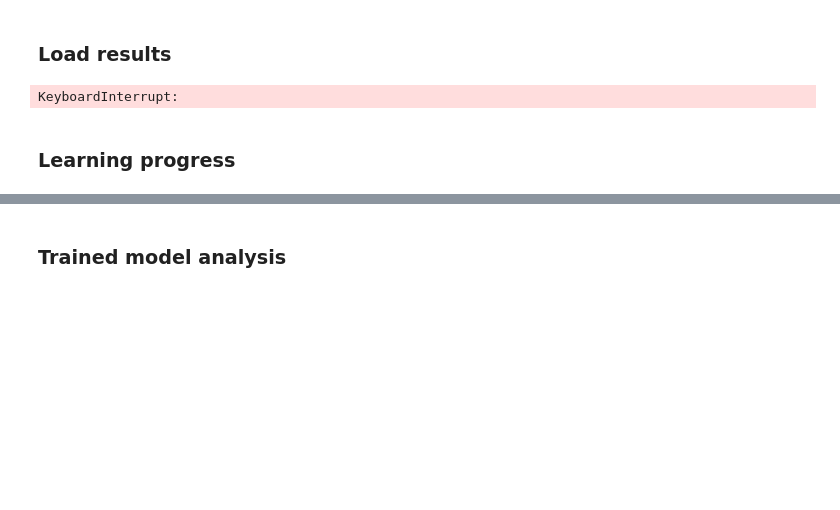
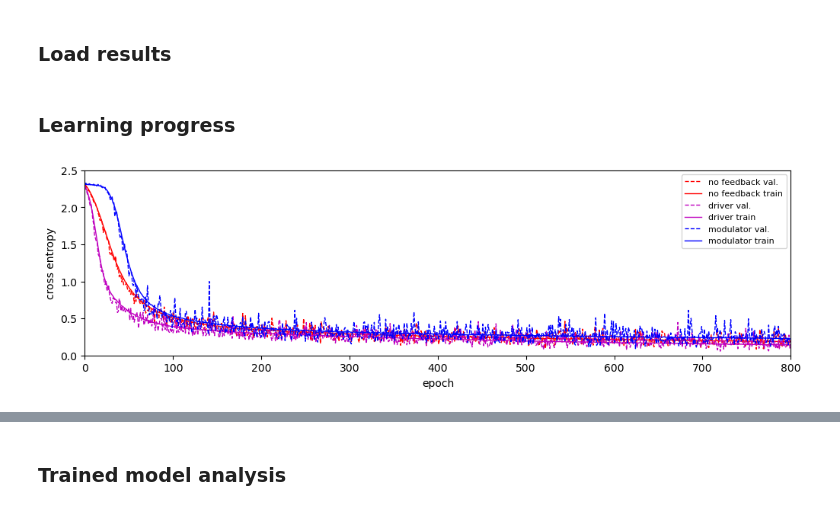
Before and after one commit to pmccthy/ThalamoCortex, a Jupyter notebook: analysis/mnist_analysis.ipynb, the cells around one changed output, grey strips where cells are left out. Cells and saved outputs as stored; diff of their text form; code cells hidden in the pictures; blank space fills up the shorter version.

Commit message:
updated MNIST analysis nb with new plots

```diff
--- a/analysis/mnist_analysis.ipynb
+++ b/analysis/mnist_analysis.ipynb
@@ -26,6 +27,8 @@ plt.rcParams['legend.fontsize'] = 8
 plt.rcParams['figure.constrained_layout.use'] = True
 plt.rcParams['figure.facecolor'] = 'w'
 plt.rcParams['axes.facecolor'] = 'w'
-plt.rcParams['savefig.dpi'] = 300  # High-quality images
+plt.rcParams['savefig.dpi'] = 300
 plt.rcParams['savefig.bbox'] = 'tight'
 plt.rcParams['savefig.pad_inches'] = 0.1
+plt.rcParams['axes.titlesize'] = 10
+plt.rcParams['figure.titlesize'] = 10
@@ -38,8 +39,8 @@ save_path = "/Users/patmccarthy/Documents/phd/rotation1/results_11_03_25/mnist"
 # %%
 results_paths = {
     "no feedback": "/Users/patmccarthy/Documents/thalamocortex/results/06_03_25_feedforward_mnist/0_CTCNet_TC_none",
-    # "driver": "/Users/patmccarthy/Documents/thalamocortex/results/11_03_25_driver_mnist/0_CTCNet_TC_add_reciprocal_readout",
-    # "mod1": "/Users/patmccarthy/Documents/thalamocortex/results/11_03_25_mod1_mnist/...",
+    "driver": "/Users/patmccarthy/Documents/thalamocortex/results/11_03_25_driver_mnist/0_CTCNet_TC_add_reciprocal_readout",
+    "modulator": "/Users/patmccarthy/Documents/thalamocortex/results/11_03_25_mod1_mnist/0_CTCNet_TC_multi_pre_activation_reciprocal",
     # "mod2": "/Users/patmccarthy/Documents/thalamocortex/results/11_03_25_mod2_mnist/...",
 }
 # %%
@@ -69,17 +70,23 @@ for model_name, path in results_paths.items():
     # get number of epochs to train for
     n_epochs = len(learning["train_topk_accs"])
 
+    if model_name in ["driver", "modulator"]:
+        results[model_name]["val_losses"].pop(0)
+        results[model_name]["val_topk_accs"].pop(0)
+        results[model_name]["state_dicts"].pop(0)
+
+    else:
+        epoch_range = np.arange(0, n_epochs)
+
     # get top-1 accuracies in more convenient form for plotting
     train_top1_accs = []
-    val_top1_accs = []
+    # val_top1_accs = []
 
     # store training info
-    for epoch in range(n_epochs):
+    for epoch in np.arange(n_epochs):
         train_top1_accs.append(learning["train_topk_accs"][epoch][1])
-        val_top1_accs.append(learning["val_topk_accs"][epoch][1])
+        # val_top1_accs.append(learning["val_topk_accs"][epoch][1])
     results[model_name]["train_top1_accs"] = np.array(train_top1_accs)
-    results[model_name]["val_top1_accs"] = np.array(val_top1_accs)
+    # results[model_name]["val_top1_accs"] = np.array(val_top1_accs)
-# %% [output]
-KeyboardInterrupt:
 # %% [markdown]
 ### **Learning progress**
@@ -88,27 +93,31 @@ model_plot_list = ["ff_MNIST"]
+# %%
+model_plot_list = ["no feedback", "driver", "modulator"]
 # %%
 # loss through time
 n_epochs = len(results[model_plot_list[0]]["val_losses"])
-colours = ["r", "g", "b", "m"]
+colours = ["r", "m", "b", "o"]
 fig, ax = plt.subplots(1, 1, figsize=(10, 3))
 models_plotted = []
 models_plotted_idx = 0
 for _, (model_name, model_results) in enumerate(results.items()):
     if model_name in model_plot_list:
         models_plotted.append(model_name)
         models_plotted_idx += 1
 
         n_epochs = len(model_results["val_losses"])
 
         ax.plot(np.arange(n_epochs), np.median(np.array(model_results["val_losses"]), axis=-1), ls="--", linewidth=1, label=f"{model_name} val.", c=colours[models_plotted_idx-1])
-        ax.plot(np.arange(n_epochs), np.median(np.array(model_results["train_losses"]), axis=-1), ls="-", linewidth=1, label=f"{model_name} train.", c=colours[models_plotted_idx-1])
+        ax.plot(np.arange(n_epochs), np.median(np.array(model_results["train_losses"]), axis=-1), ls="-", linewidth=1, label=f"{model_name} train", c=colours[models_plotted_idx-1])
 
 # ax.set_xticks(range(1, len(models_plotted)+1), models_plotted)
 ax.set_ylabel("cross entropy")
 ax.set_xlabel("epoch")
 ax.set_xlim(0, n_epochs)
 ax.set_ylim(0, 2.5)
 ax.legend(loc="upper right")
 fig.savefig(Path(save_path, "loss_curve.png"))
+# %% [output]
+[figure, added]
 # %%
 # accuracy through time
 n_epochs = len(results[model_plot_list[0]]["val_losses"])
```
Also changed, not shown: parts of 27 cells of this notebook.
